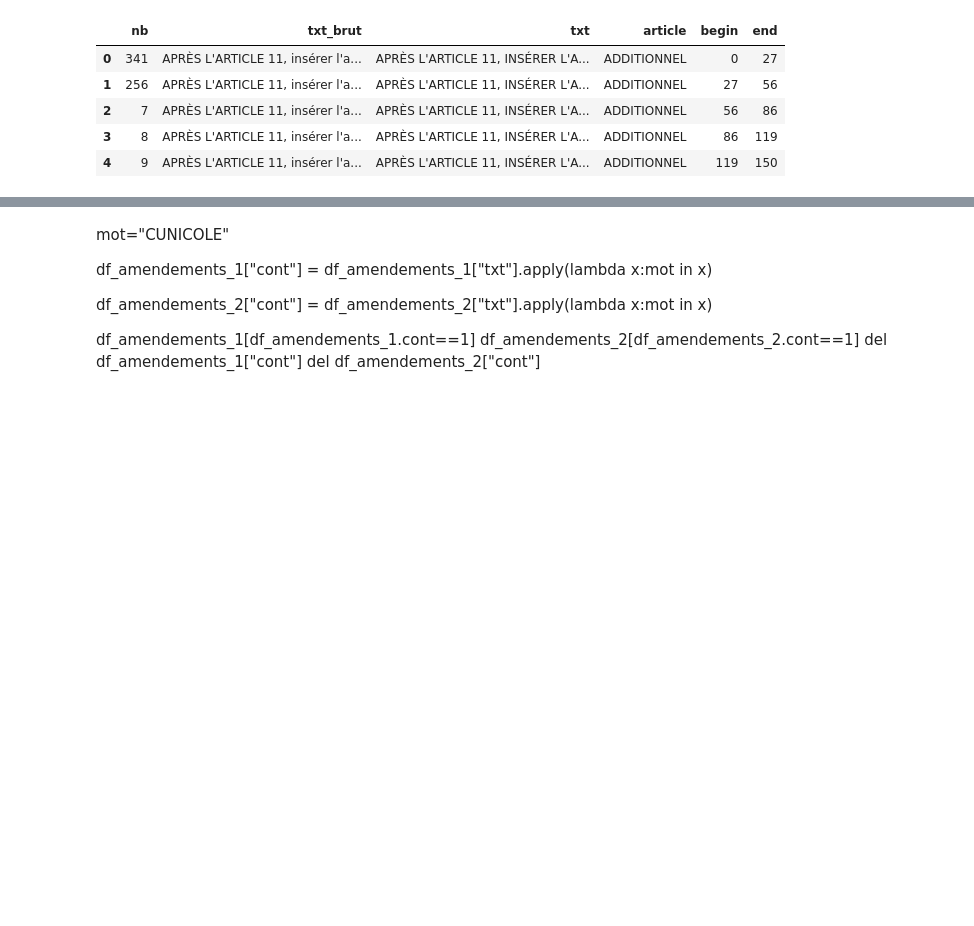
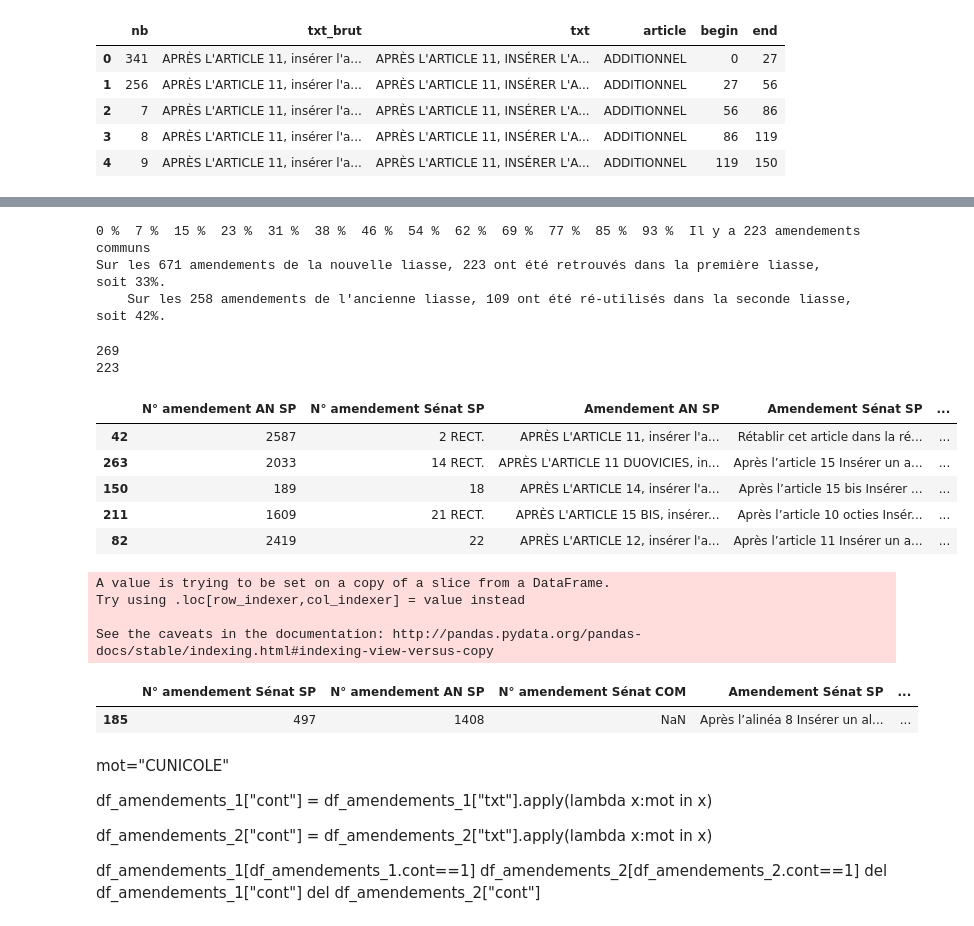
Before and after one commit to ericlajoie/parsing_amendements, a Jupyter notebook: amendements.ipynb, the cells around one changed output, grey strips where cells are left out. Drawn from its saved outputs; the diff is of its cells as text; code cells hidden in the pictures; blank space fills up the shorter version.

```diff
--- a/amendements.ipynb
+++ b/amendements.ipynb
@@ -336,7 +361,7 @@ def compute_match(df_amendements_1, df_amendements_2, version1, version2, test_f
                                          "Amendement "+version2:amendement_txt2, \
                                          "N° article de la loi ({})".format(version1):article1, \
                                          "N° article de la loi ({})".format(version2):article2, \
-                                         "Similarité":similarity, \
+                                         "Similarité {} / {}".format(version1, version2):similarity, \
                                            "Avis SAJ "+version1:avis1})
     print("Il y a {} amendements communs".format(len(df_amendements_matched)))
 
@@ -359,3 +384,5 @@ def compute_match(df_amendements_1, df_amendements_2, version1, version2, test_f
          .format(nb_id2, nb_id2_matched, nb_id2_matched/nb_id2, nb_id1, nb_id1_matched, nb_id1_matched/nb_id1))
 
     return df_amendements_matched
+# %%
+df_AN_new = compute_match(liasse_AN_avec_avis, liasse_new.df_amendements, "AN SP", "Sénat SP", False)
@@ -361,0 +393,19 @@ def compute_match(df_amendements_1, df_amendements_2, version1, version2, test_f
+# %%
+df_senat_new = compute_match(liasse_senat_avec_avis, liasse_new.df_amendements, "Sénat COM", "Sénat SP", False)
+# %% [output]
+0 %  7 %  15 %  23 %  31 %  38 %  46 %  54 %  62 %  69 %  77 %  85 %  93 %  Il y a 223 amendements communs
+Sur les 671 amendements de la nouvelle liasse, 223 ont été retrouvés dans la première liasse,     soit 33%.
+    Sur les 258 amendements de l'ancienne liasse, 109 ont été ré-utilisés dans la seconde liasse,     soit 42%.
+# %%
+print(len(df_AN_new))
+print(len(df_senat_new))
+df_AN_new.head()
+# %% [output]
+269
+223
+|  | N° amendement AN SP | N° amendement Sénat SP | Amendement AN SP | Amendement Sénat SP | ... |
+| 42 | 2587 | 2 RECT. | APRÈS L'ARTICLE 11, insérer l'a... | Rétablir cet article dans la ré... | ... |
+| 263 | 2033 | 14 RECT. | APRÈS L'ARTICLE 11 DUOVICIES, in... | Après l’article 15 Insérer un a... | ... |
+| 150 | 189 | 18 | APRÈS L'ARTICLE 14, insérer l'a... | Après l’article 15 bis Insérer ... | ... |
+| 211 | 1609 | 21 RECT. | APRÈS L'ARTICLE 15 BIS, insérer... | Après l’article 10 octies Insér... | ... |
+| 82 | 2419 | 22 | APRÈS L'ARTICLE 12, insérer l'a... | Après l’article 11 Insérer un a... | ... |
@@ -362,3 +414,29 @@ def compute_match(df_amendements_1, df_amendements_2, version1, version2, test_f
+# %%
+df_new = pd.merge(df_AN_new, df_senat_new, on=["N° amendement Sénat SP", \
+                                               "Amendement Sénat SP", \
+                                               "N° article de la loi (Sénat SP)"], how='outer')
+#df_new.to_csv("new.csv", index=False)
+df_new.columns
+new_cols = ['N° amendement Sénat SP', 'N° amendement AN SP', 'N° amendement Sénat COM', \
+           'Amendement Sénat SP', 'Amendement AN SP', 'Similarité AN SP / Sénat SP',\
+            'Amendement Sénat COM', 'Similarité Sénat COM / Sénat SP', \
+           'N° article de la loi (Sénat SP)', 'N° article de la loi (AN SP)', 'N° article de la loi (Sénat COM)', \
+           'Avis SAJ AN SP', 'Avis SAJ Sénat COM']
+df_new2 = df_new[new_cols]
+df_new2['nb']=df_new2['N° amendement Sénat SP'].apply(lambda x:keep_digits(x)).astype(int)
+df_new2 = df_new2.sort_values(by='nb')
+del df_new2['nb']
+df_new2.to_excel('correspondance_20180621_v3.xlsx', index=False)
+# %% [output]
+A value is trying to be set on a copy of a slice from a DataFrame.
+Try using .loc[row_indexer,col_indexer] = value instead
+
+See the caveats in the documentation: http://pandas.pydata.org/pandas-docs/stable/indexing.html#indexing-view-versus-copy
+# %%
+df_new2[df_new2['N° amendement Sénat SP']=='497']
+# %% [output]
+|  | N° amendement Sénat SP | N° amendement AN SP | N° amendement Sénat COM | Amendement Sénat SP | ... |
+| 185 | 497 | 1408 | NaN | Après l’alinéa 8 Insérer un al... | ... |
 # %%
 def match_amendement(df_amendements_2, df_amendements_matched, version1, version2):
 
```
Also changed, not shown: parts of 11 cells of this notebook, 1 other file.
